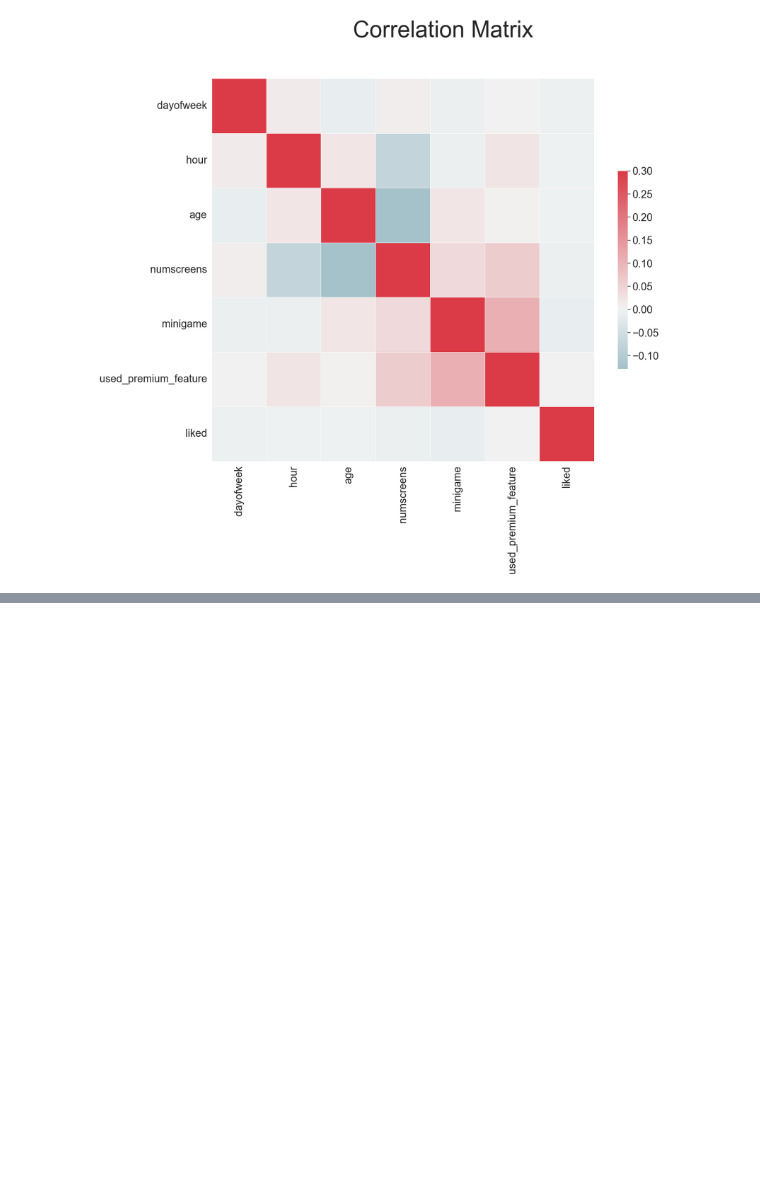
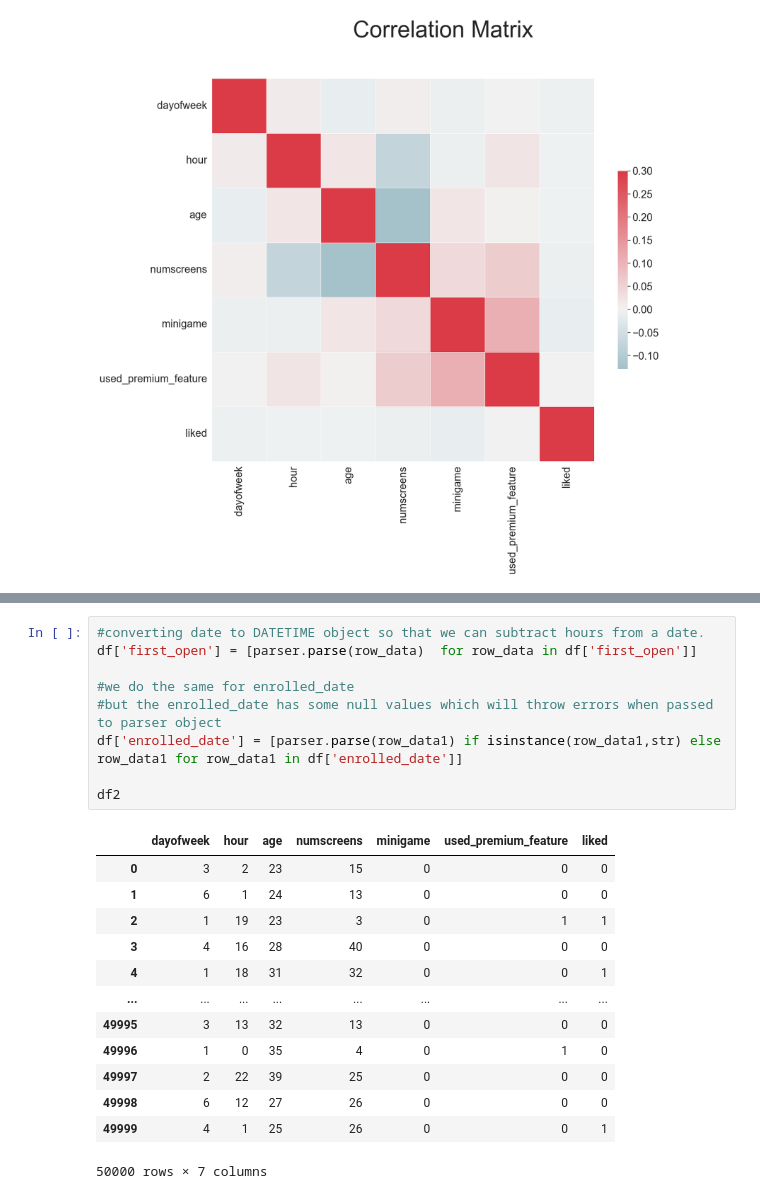
Before and after one commit to Devansh-Gupta-Official/app-behavior-analysis, a Jupyter notebook: code.ipynb, the cells around one changed output, grey strips where cells are left out. Drawn from its saved outputs; the diff is of its cells as text; blank space fills up the shorter version.

```diff
--- a/code.ipynb
+++ b/code.ipynb
@@ -133,0 +173,23 @@ sns.heatmap(corr,cmap=cmap,vmax=0.3,center=0,square=True,linewidths=0.5,cbar_kws
+# %%
+#converting date to DATETIME object so that we can subtract hours from a date.
+df['first_open'] = [parser.parse(row_data)  for row_data in df['first_open']]
+
+#we do the same for enrolled_date
+#but the enrolled_date has some null values which will throw errors when passed to parser object
+df['enrolled_date'] = [parser.parse(row_data1) if isinstance(row_data1,str) else row_data1 for row_data1 in df['enrolled_date']]
+
+df2
+# %% [output]
+|  | dayofweek | hour | age | numscreens | minigame | used_premium_feature | liked |
+| 0 | 3 | 2 | 23 | 15 | 0 | 0 | 0 |
+| 1 | 6 | 1 | 24 | 13 | 0 | 0 | 0 |
+| 2 | 1 | 19 | 23 | 3 | 0 | 1 | 1 |
+| 3 | 4 | 16 | 28 | 40 | 0 | 0 | 0 |
+| 4 | 1 | 18 | 31 | 32 | 0 | 0 | 1 |
+| ... | ... | ... | ... | ... | ... | ... | ... |
+| 49995 | 3 | 13 | 32 | 13 | 0 | 0 | 0 |
+| 49996 | 1 | 0 | 35 | 4 | 0 | 1 | 0 |
+| 49997 | 2 | 22 | 39 | 25 | 0 | 0 | 0 |
+| 49998 | 6 | 12 | 27 | 26 | 0 | 0 | 0 |
+| 49999 | 4 | 1 | 25 | 26 | 0 | 0 | 1 |
+50000 rows × 7 columns
```
Also changed, not shown: parts of 15 cells of this notebook.
